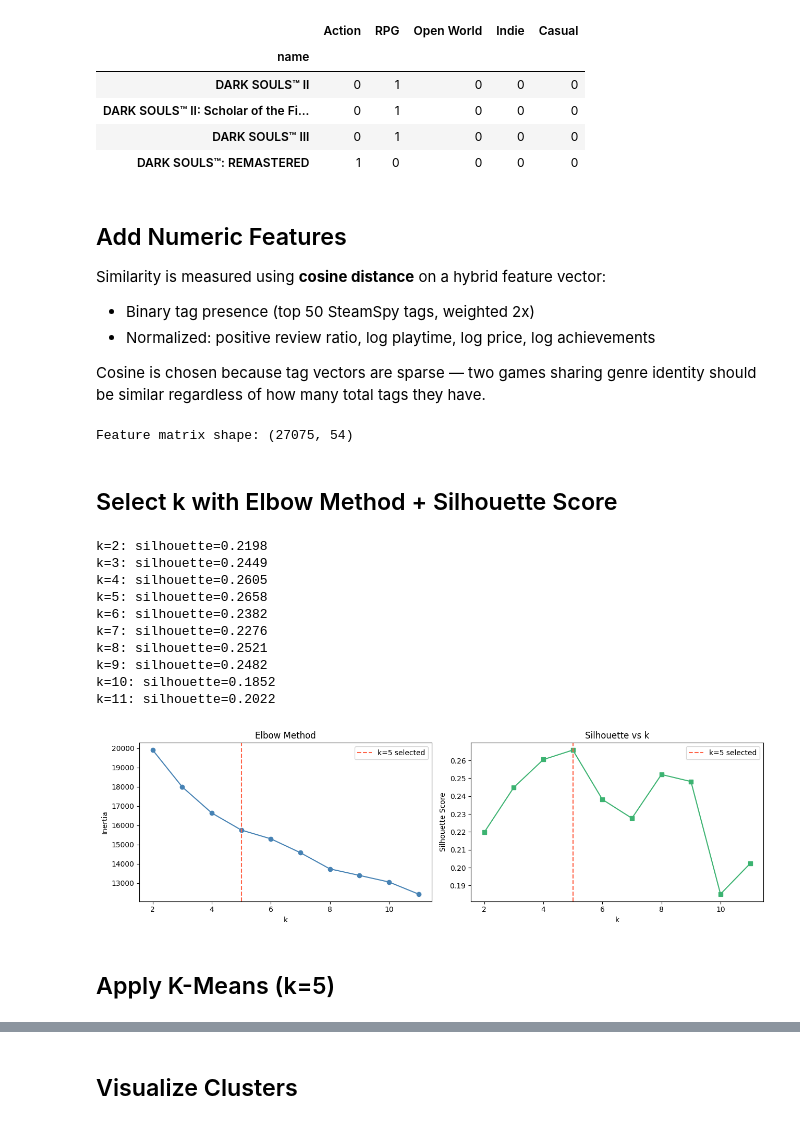
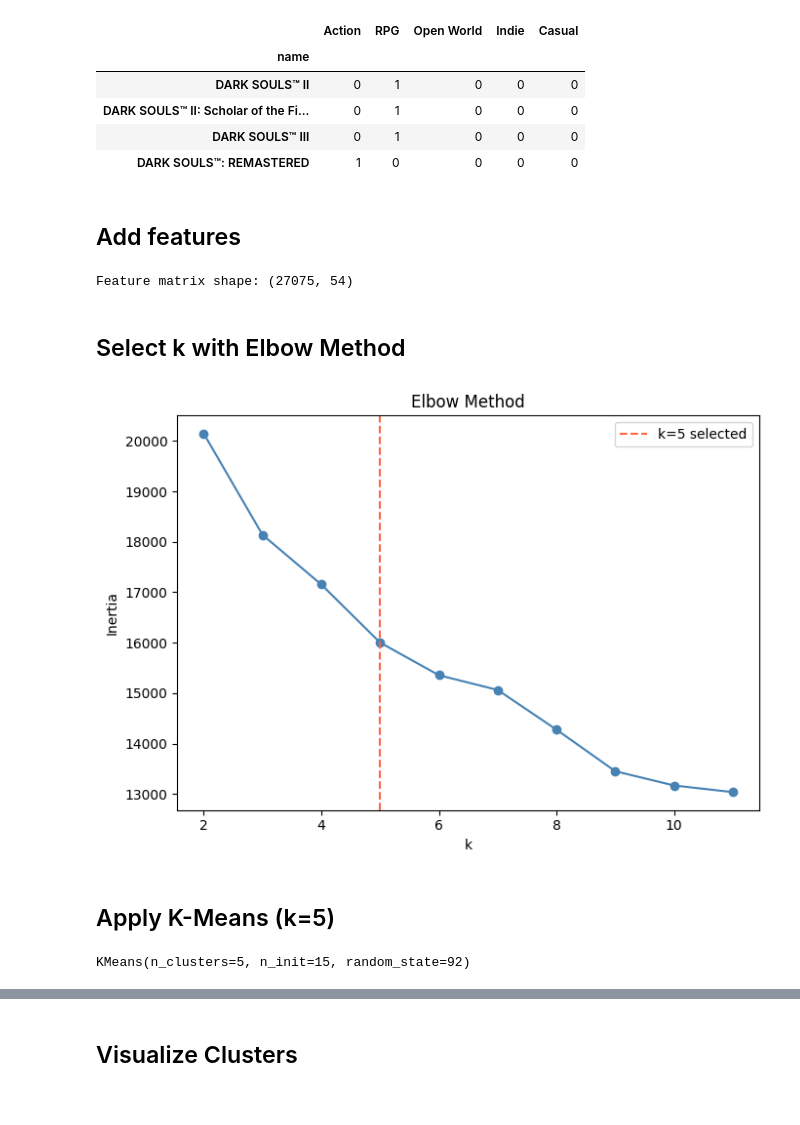
Before and after one commit to mistahanish/inst462module, a Jupyter notebook: medium4/medium4.ipynb, the cells around one changed output, grey strips where cells are left out. Cells and saved outputs as stored; diff of their text form; code cells hidden in the pictures.

```diff
--- a/medium4/medium4.ipynb
+++ b/medium4/medium4.ipynb
@@ -82,13 +78,7 @@ tag_df[tag_df.index.str.contains("Dark Souls", case=False)].loc[:, ["Action", "R
 | DARK SOULS™ II: Scholar of the Fi... | 0 | 1 | 0 | 0 | 0 |
 | DARK SOULS™ III | 0 | 1 | 0 | 0 | 0 |
 | DARK SOULS™: REMASTERED | 1 | 0 | 0 | 0 | 0 |
-# %% [markdown]
-## Add Numeric Features
-
-Similarity is measured using **cosine distance** on a hybrid feature vector:
-- Binary tag presence (top 50 SteamSpy tags, weighted 2x)
-- Normalized: positive review ratio, log playtime, log price, log achievements
-
-Cosine is chosen because tag vectors are sparse — two games sharing genre identity should be similar regardless of how many total tags they have.
+# %% [markdown]
+## Add features
 # %%
 from sklearn.preprocessing import MinMaxScaler
@@ -109,48 +101,30 @@ print(f"Feature matrix shape: {feature_matrix.shape}")
 # %% [output]
 Feature matrix shape: (27075, 54)
 # %% [markdown]
-## Select k with Elbow Method + Silhouette Score
+## Select k with Elbow Method
 # %%
-from sklearn.cluster import KMeans
-from sklearn.metrics import silhouette_score
-
 # Subsample for speed during k search
-np.random.seed(42)
+np.random.seed(92)
 sample_idx = np.random.choice(len(feature_matrix), size=3000, replace=False)
 X_sample = feature_matrix[sample_idx]
 
-inertias, sil_scores = [], []
+inertias = []
 k_range = range(2, 12)
 
 for k in k_range:
-    km = KMeans(n_clusters=k, random_state=42, n_init=5, max_iter=100)
+    km = KMeans(n_clusters=k, random_state=92, n_init=5, max_iter=100)
     labels = km.fit_predict(X_sample)
     inertias.append(km.inertia_)
-    sil_scores.append(silhouette_score(X_sample, labels, metric="cosine", sample_size=1000))
-    print(f"k={k}: silhouette={sil_scores[-1]:.4f}")
+
+
+fig, ax = plt.subplots(1, 1, figsize=(7, 5)) # Changed to single subplot
+
+ax.plot(list(k_range), inertias, "o-", color="steelblue")
+ax.axvline(x=5, color="tomato", linestyle="--", label="k=5 selected")
+ax.set_xlabel("k"); ax.set_ylabel("Inertia"); ax.set_title("Elbow Method"); ax.legend()
+
+
+plt.tight_layout()
+plt.show()
 # %% [output]
-k=2: silhouette=0.2198
-k=3: silhouette=0.2449
-k=4: silhouette=0.2605
-k=5: silhouette=0.2658
-k=6: silhouette=0.2382
-k=7: silhouette=0.2276
-k=8: silhouette=0.2521
-k=9: silhouette=0.2482
-k=10: silhouette=0.1852
-k=11: silhouette=0.2022
+[figure, added]
-# %%
-fig, (ax1, ax2) = plt.subplots(1, 2, figsize=(13, 4))
-
-ax1.plot(list(k_range), inertias, "o-", color="steelblue")
-ax1.axvline(x=5, color="tomato", linestyle="--", label="k=5 selected")
-ax1.set_xlabel("k"); ax1.set_ylabel("Inertia"); ax1.set_title("Elbow Method"); ax1.legend()
-
-ax2.plot(list(k_range), sil_scores, "s-", color="mediumseagreen")
-ax2.axvline(x=5, color="tomato", linestyle="--", label="k=5 selected")
-ax2.set_xlabel("k"); ax2.set_ylabel("Silhouette Score"); ax2.set_title("Silhouette vs k"); ax2.legend()
-
-plt.tight_layout()
-plt.show()
-# %% [output]
-[figure, removed]
@@ -162,2 +135,5 @@ k = 5
 # %%
-cluster_model = KMeans(n_clusters=k, random_state=42, n_init=15, max_iter=300)
+cluster_model = KMeans(n_clusters=k, random_state=92, n_init=15, max_iter=300)
+cluster_model.fit(feature_matrix)
+# %% [output]
+KMeans(n_clusters=5, n_init=15, random_state=92)
```
Also changed, not shown: parts of 19 cells of this notebook, 4 other files.
